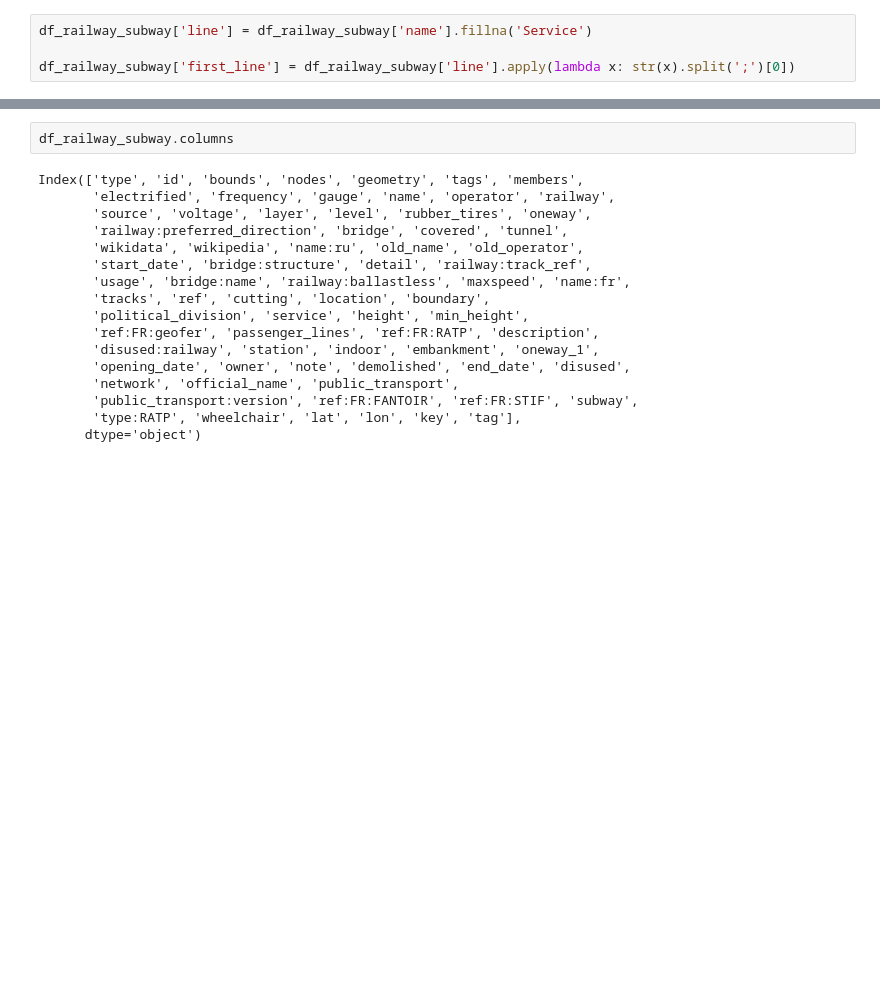
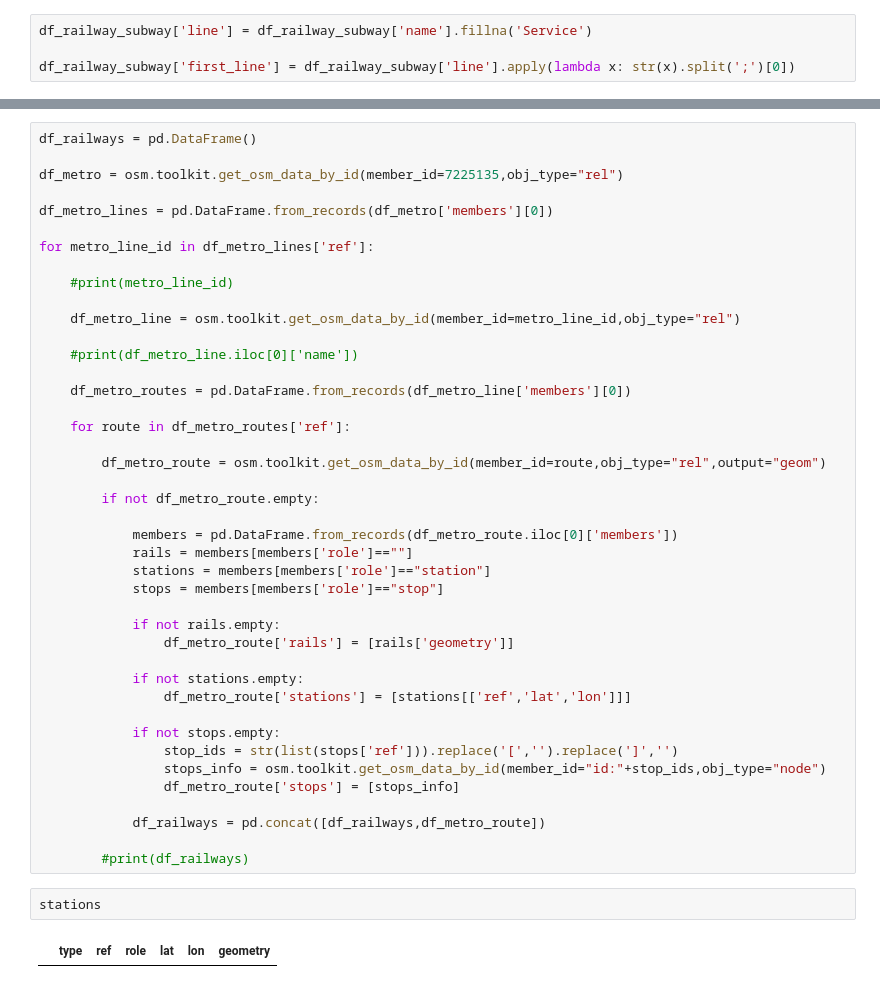
Before and after one commit to charlie9578/openstreetmap-mapping, a Jupyter notebook: examples/underground.ipynb, the cells around one changed output, grey strips where cells are left out. Drawn from its saved outputs; the diff is of its cells as text; blank space fills up the shorter version.

Commit message:
Paris Metro added to Underground with new metro method using relations

```diff
--- a/examples/underground.ipynb
+++ b/examples/underground.ipynb
@@ -916,19 +777,46 @@ KeyError: 'Métro 8'
-# %%
-df_railway_subway.columns
-# %% [output]
-Index(['type', 'id', 'bounds', 'nodes', 'geometry', 'tags', 'members',
-       'electrified', 'frequency', 'gauge', 'name', 'operator', 'railway',
-       'source', 'voltage', 'layer', 'level', 'rubber_tires', 'oneway',
-       'railway:preferred_direction', 'bridge', 'covered', 'tunnel',
-       'wikidata', 'wikipedia', 'name:ru', 'old_name', 'old_operator',
-       'start_date', 'bridge:structure', 'detail', 'railway:track_ref',
-       'usage', 'bridge:name', 'railway:ballastless', 'maxspeed', 'name:fr',
-       'tracks', 'ref', 'cutting', 'location', 'boundary',
-       'political_division', 'service', 'height', 'min_height',
-       'ref:FR:geofer', 'passenger_lines', 'ref:FR:RATP', 'description',
-       'disused:railway', 'station', 'indoor', 'embankment', 'oneway_1',
-       'opening_date', 'owner', 'note', 'demolished', 'end_date', 'disused',
-       'network', 'official_name', 'public_transport',
-       'public_transport:version', 'ref:FR:FANTOIR', 'ref:FR:STIF', 'subway',
-       'type:RATP', 'wheelchair', 'lat', 'lon', 'key', 'tag'],
-      dtype='object')
+# %%
+df_railways = pd.DataFrame()
+
+df_metro = osm.toolkit.get_osm_data_by_id(member_id=7225135,obj_type="rel")
+
+df_metro_lines = pd.DataFrame.from_records(df_metro['members'][0])
+
+for metro_line_id in df_metro_lines['ref']:
+
+    #print(metro_line_id)
+
+    df_metro_line = osm.toolkit.get_osm_data_by_id(member_id=metro_line_id,obj_type="rel")
+
+    #print(df_metro_line.iloc[0]['name'])
+
+    df_metro_routes = pd.DataFrame.from_records(df_metro_line['members'][0])
+
+    for route in df_metro_routes['ref']:
+
+        df_metro_route = osm.toolkit.get_osm_data_by_id(member_id=route,obj_type="rel",output="geom")
+
+        if not df_metro_route.empty:
+
+            members = pd.DataFrame.from_records(df_metro_route.iloc[0]['members'])
+            rails = members[members['role']==""]
+            stations = members[members['role']=="station"]
+            stops = members[members['role']=="stop"]
+
+            if not rails.empty:
+                df_metro_route['rails'] = [rails['geometry']]
+
+            if not stations.empty:
+                df_metro_route['stations'] = [stations[['ref','lat','lon']]]
+
+            if not stops.empty:
+                stop_ids = str(list(stops['ref'])).replace('[','').replace(']','')
+                stops_info = osm.toolkit.get_osm_data_by_id(member_id="id:"+stop_ids,obj_type="node")
+                df_metro_route['stops'] = [stops_info]
+
+            df_railways = pd.concat([df_railways,df_metro_route])
+
+        #print(df_railways)
+# %%
+stations
+# %% [output]
+|  | type | ref | role | lat | lon | geometry |
```
Also changed, not shown: parts of 19 cells of this notebook.
